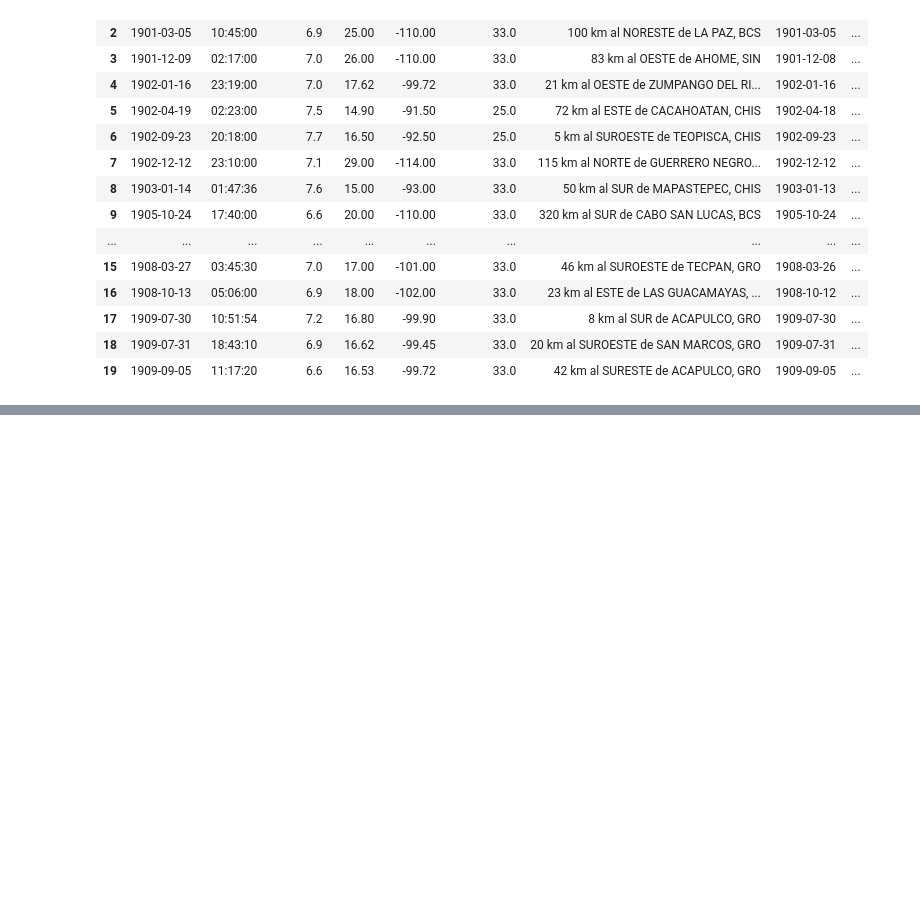
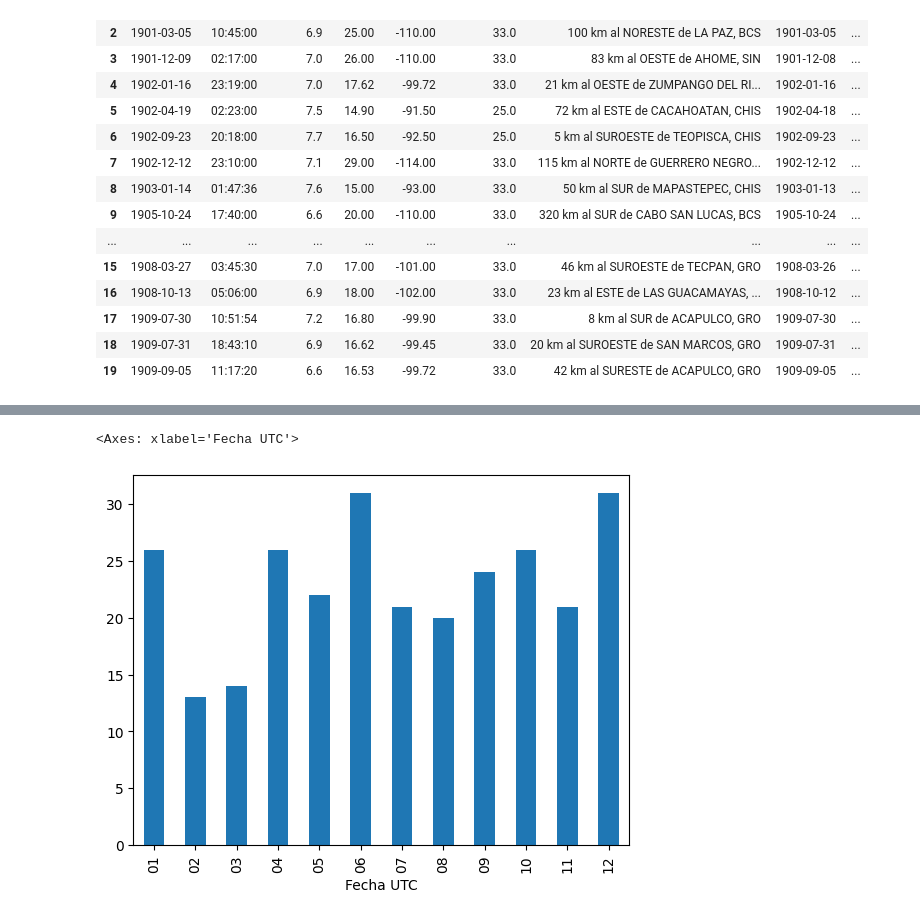
Before and after one commit to rzavalet/tremere, a Jupyter notebook: notebook/explore-dataset.ipynb, the cells around one changed output, grey strips where cells are left out. Saved outputs shown, nothing was run; the diff lists cells and outputs as text; code cells hidden in the pictures; blank space fills up the shorter version.

```diff
--- a/notebook/explore-dataset.ipynb
+++ b/notebook/explore-dataset.ipynb
@@ -42,0 +54,5 @@ KeyboardInterrupt:
+# %%
+df2.plot.bar()
+# %% [output]
+<Axes: xlabel='Fecha UTC'>
+[figure, added]
```
Also changed, not shown: parts of 4 cells of this notebook.
